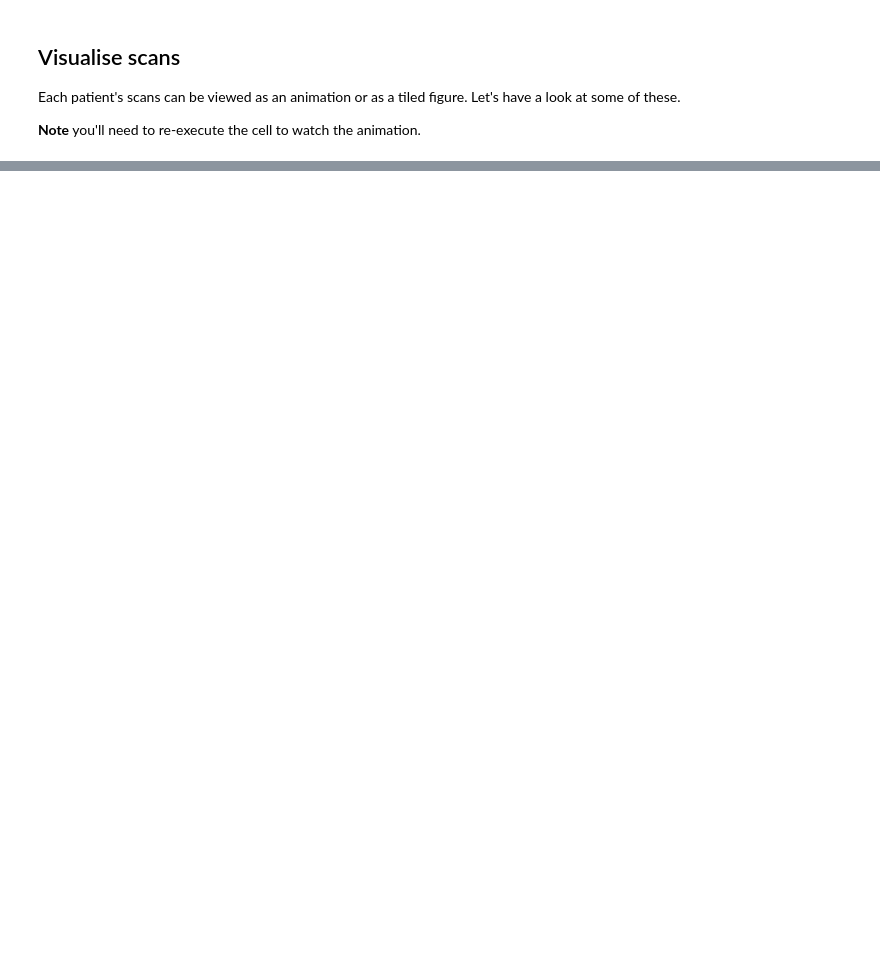
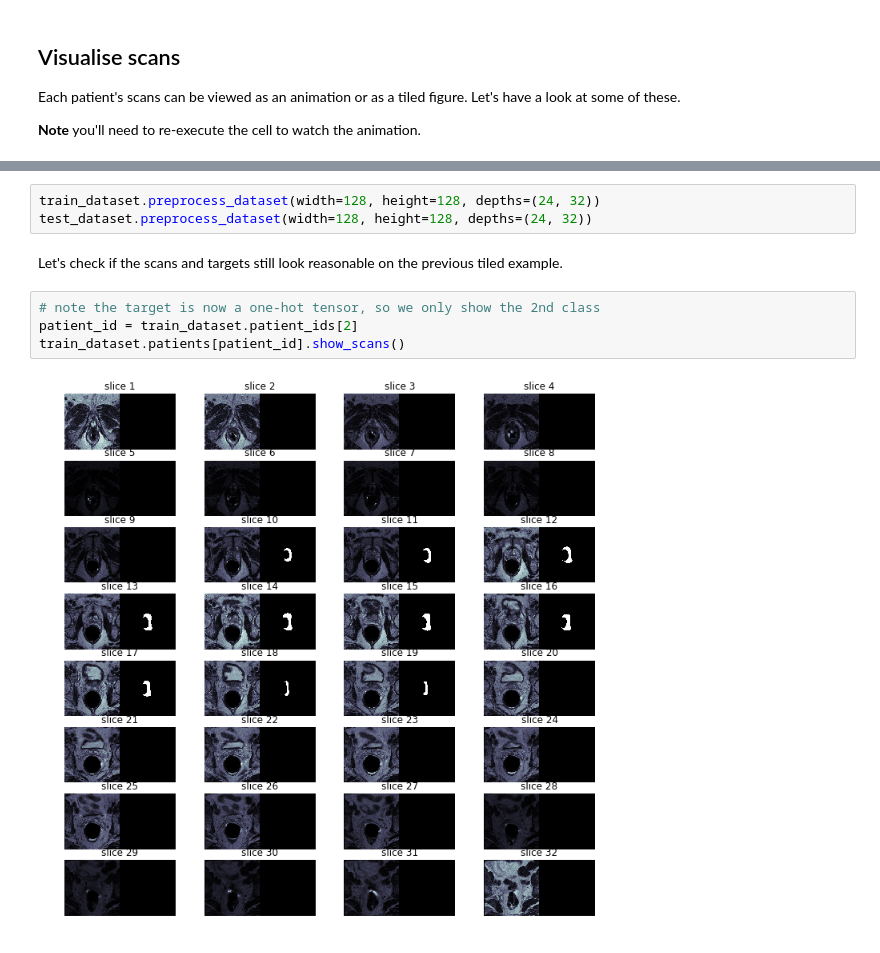
Before and after one commit to danielhomola/3D_UNet, a Jupyter notebook: notebooks/data_exploration.ipynb, the cells around one changed output, grey strips where cells are left out. Drawn from its saved outputs; the diff is of its cells as text; blank space fills up the shorter version.

Commit message:
finished model arch, added data preprocessing

```diff
--- a/notebooks/data_exploration.ipynb
+++ b/notebooks/data_exploration.ipynb
@@ -161,0 +224,11 @@ train_dataset.patients[patient_id].show_scans()
+# %%
+train_dataset.preprocess_dataset(width=128, height=128, depths=(24, 32))
+test_dataset.preprocess_dataset(width=128, height=128, depths=(24, 32))
+# %% [markdown]
+Let's check if the scans and targets still look reasonable on the previous tiled example.
+# %%
+# note the target is now a one-hot tensor, so we only show the 2nd class
+patient_id = train_dataset.patient_ids[2]
+train_dataset.patients[patient_id].show_scans()
+# %% [output]
+[figure, added]
```
Also changed, not shown: parts of 23 cells of this notebook, 23 other files.
